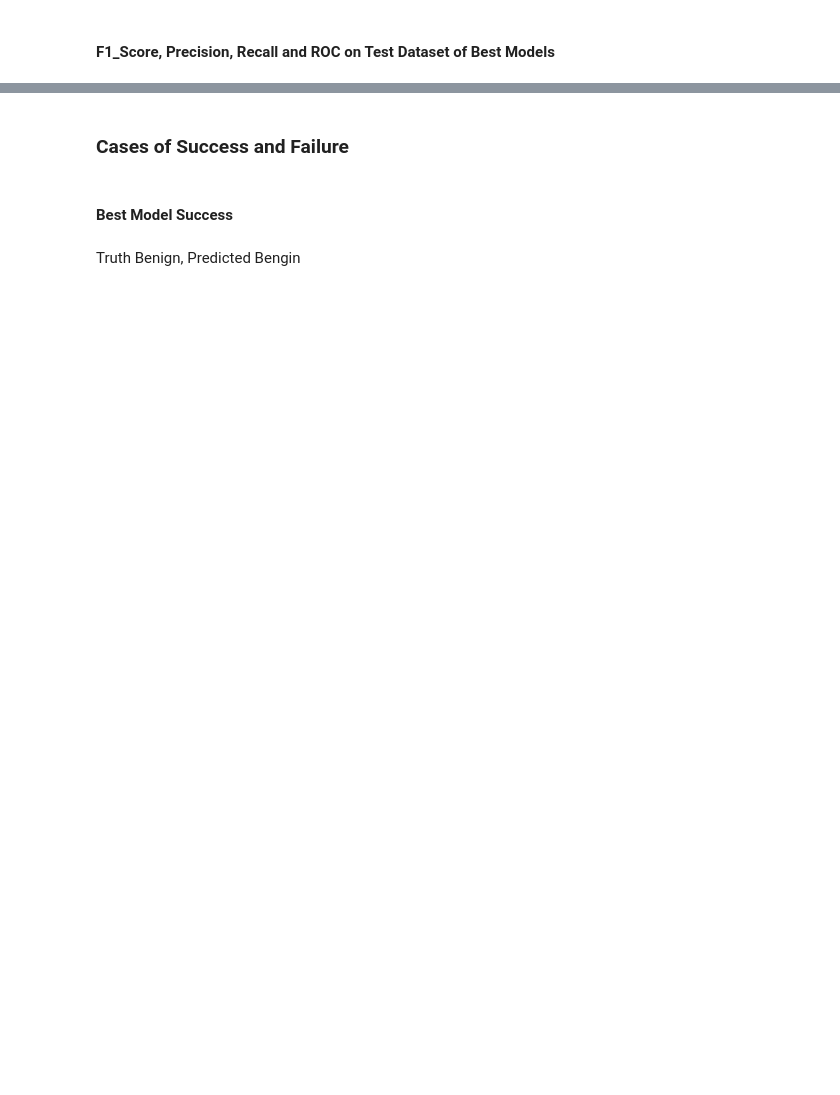
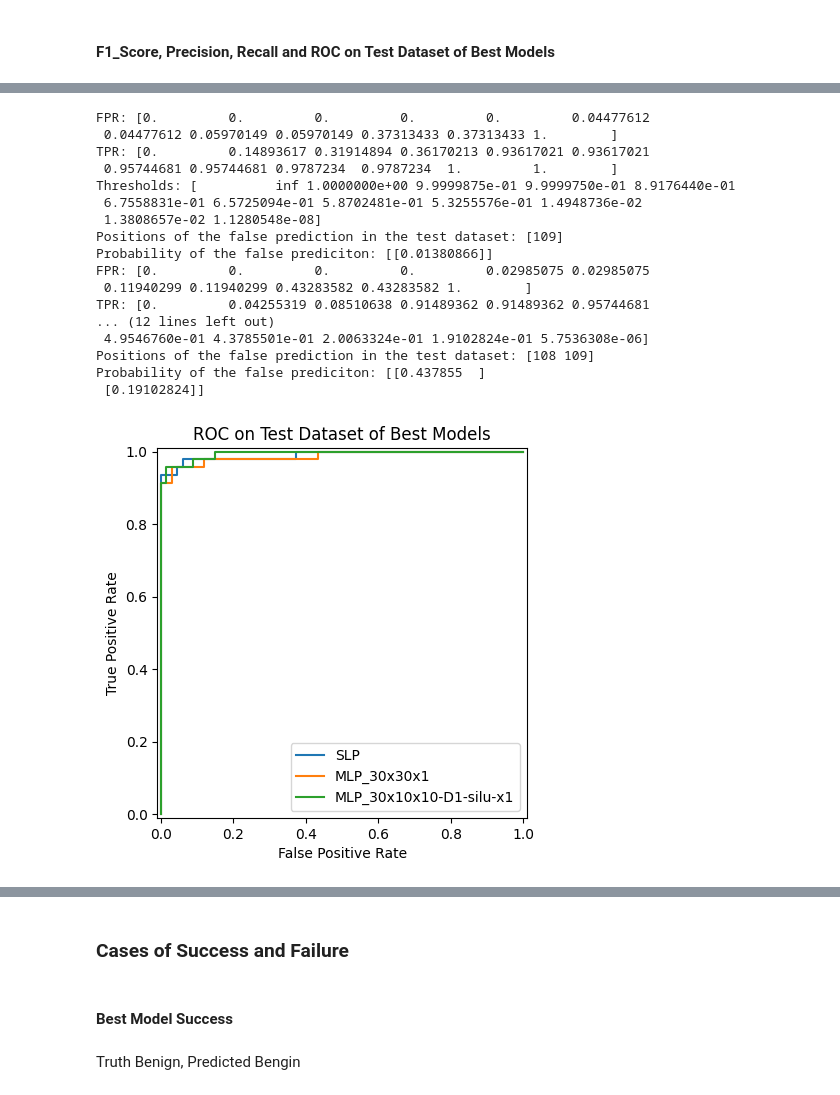
Before and after one commit to Team-AY/Breast-Cancer-Prediction, a Jupyter notebook: Best_models_results.ipynb, the cells around one changed output, grey strips where cells are left out. Saved outputs shown, nothing was run; the diff lists cells and outputs as text; code cells hidden in the pictures; blank space fills up the shorter version.

```diff
--- a/Best_models_results.ipynb
+++ b/Best_models_results.ipynb
@@ -521,25 +759,41 @@ _ = axes.set_title('Test F1_Score, Precision and Recall on Test Dataset of Best
 # %%
-from sklearn import metrics
-from sklearn.metrics import RocCurveDisplay
-
 axes = plt.axes()
 for model_name, model in BEST_MODELS.items():
     y_prob = model.predict(X_test, verbose=0)
-    fpr, tpr, thresholds = metrics.roc_curve(y_test, y_prob)
+    fpr, tpr, thresholds = roc_curve(y_test, y_prob)
 
     print(f'FPR: {fpr}')
     print(f'TPR: {tpr}')
     print(f'Thresholds: {thresholds}')
     roc_disp = RocCurveDisplay(fpr=fpr, tpr=tpr, estimator_name=model.name)
 
     roc_disp.plot(ax=axes)
 
     y_pred = np.round(y_prob).astype(int)
     pos10 = (y_test==1) & (y_pred==0).flatten()
     X_failure_10 = X_test[pos10][:2]
     print(f'Positions of the false prediction in the test dataset: {np.where(pos10)[0]}')
     print(f'Probability of the false prediciton: {y_prob[pos10]}')
 
 plt.title('ROC on Test Dataset of Best Models')
 plt.show()
+# %% [output]
+FPR: [0.         0.         0.         0.         0.         0.04477612
+ 0.04477612 0.05970149 0.05970149 0.37313433 0.37313433 1.        ]
+TPR: [0.         0.14893617 0.31914894 0.36170213 0.93617021 0.93617021
+ 0.95744681 0.95744681 0.9787234  0.9787234  1.         1.        ]
+Thresholds: [          inf 1.0000000e+00 9.9999875e-01 9.9999750e-01 8.9176440e-01
+ 6.7558831e-01 6.5725094e-01 5.8702481e-01 5.3255576e-01 1.4948736e-02
+ 1.3808657e-02 1.1280548e-08]
+Positions of the false prediction in the test dataset: [109]
+Probability of the false prediciton: [[0.01380866]]
+FPR: [0.         0.         0.         0.         0.02985075 0.02985075
+ 0.11940299 0.11940299 0.43283582 0.43283582 1.        ]
+TPR: [0.         0.04255319 0.08510638 0.91489362 0.91489362 0.95744681
+... (12 lines left out)
+ 4.9546760e-01 4.3785501e-01 2.0063324e-01 1.9102824e-01 5.7536308e-06]
+Positions of the false prediction in the test dataset: [108 109]
+Probability of the false prediciton: [[0.437855  ]
+ [0.19102824]]
+[figure, added]
 # %%
```
Also changed, not shown: parts of 35 cells of this notebook, 2 other files.
